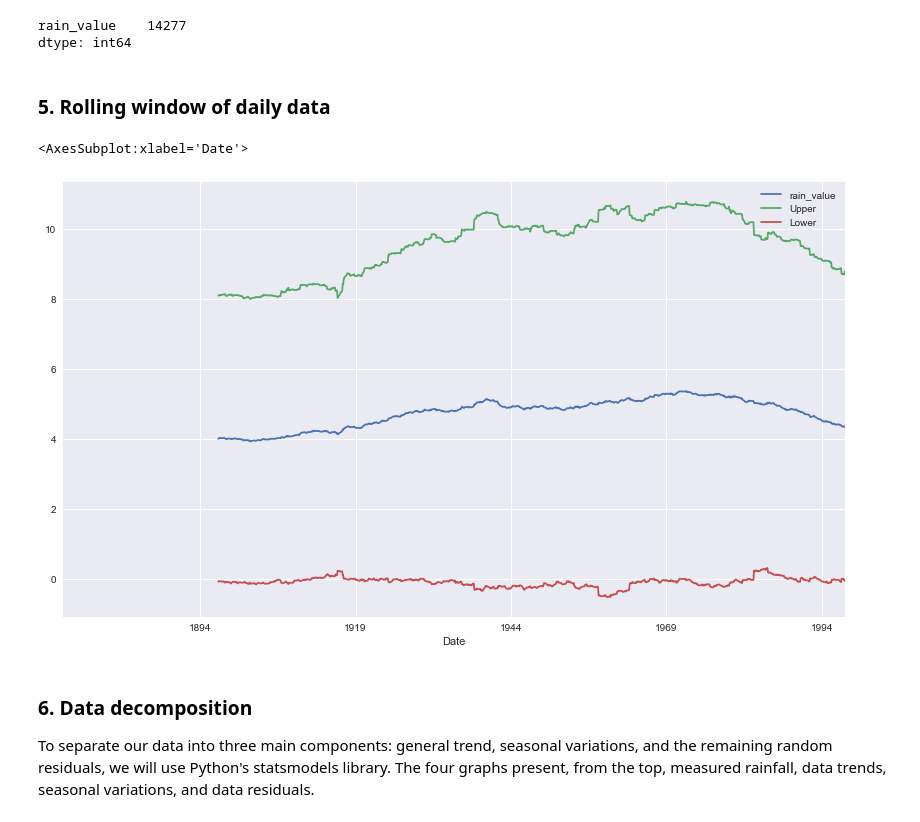
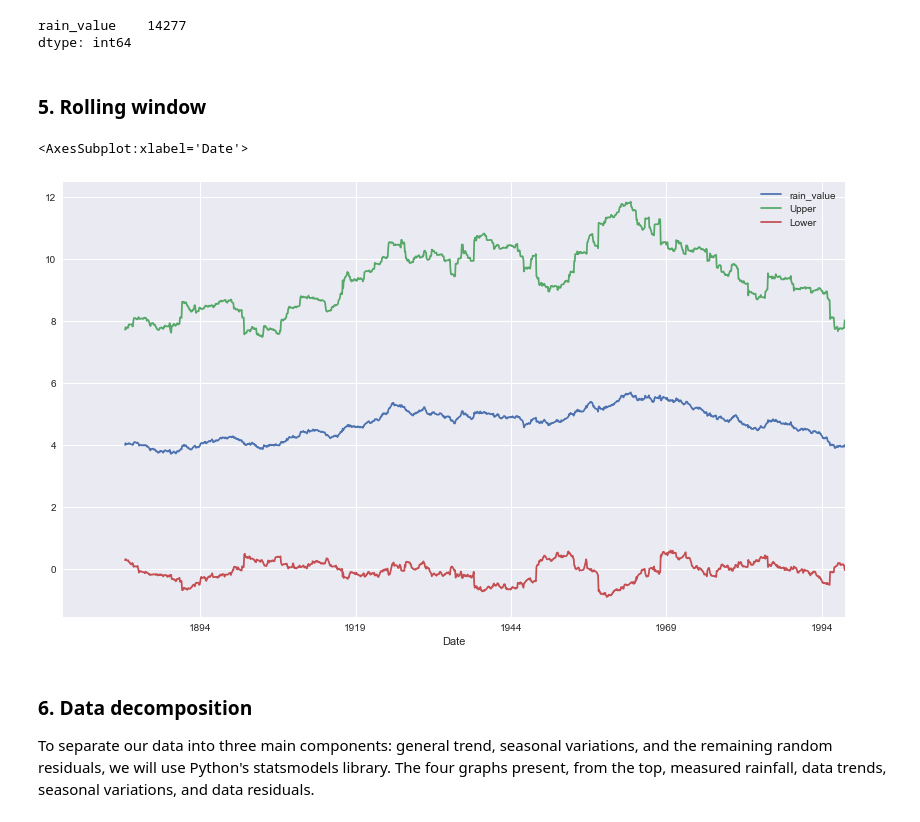
Before and after one commit to lilianasku/Time-series-analysis, a Jupyter notebook: notebooks/Rainfall_SeasonalChanges.ipynb, the cells around one changed output. Cells and saved outputs as stored; diff of their text form; code cells hidden in the pictures.

```diff
--- a/notebooks/Rainfall_SeasonalChanges.ipynb
+++ b/notebooks/Rainfall_SeasonalChanges.ipynb
@@ -117,18 +117,18 @@ df_m = rain_monthly.fillna(method = 'bfill')
 rain_value    14277
 dtype: int64
 # %% [markdown]
-### 5. Rolling window of daily data
+### 5. Rolling window
 # %%
-df_mean = df_m.rolling(window=300).mean()
-df_std = df_m.rolling(window=300).std()
+df_mean = df_m.rolling(window=120).mean()
+df_std = df_m.rolling(window=120).std()
 
 df_mean['Upper'] = df_mean['rain_value'] + (df_std['rain_value']*2)
 df_mean['Lower'] = df_mean['rain_value'] - (df_std['rain_value']*2)
 
 df_mean.plot()
 # %% [output]
 <AxesSubplot:xlabel='Date'>
-[figure, old version]
+[figure, new version]
 # %% [markdown]
 ### 6. Data decomposition
 
```
